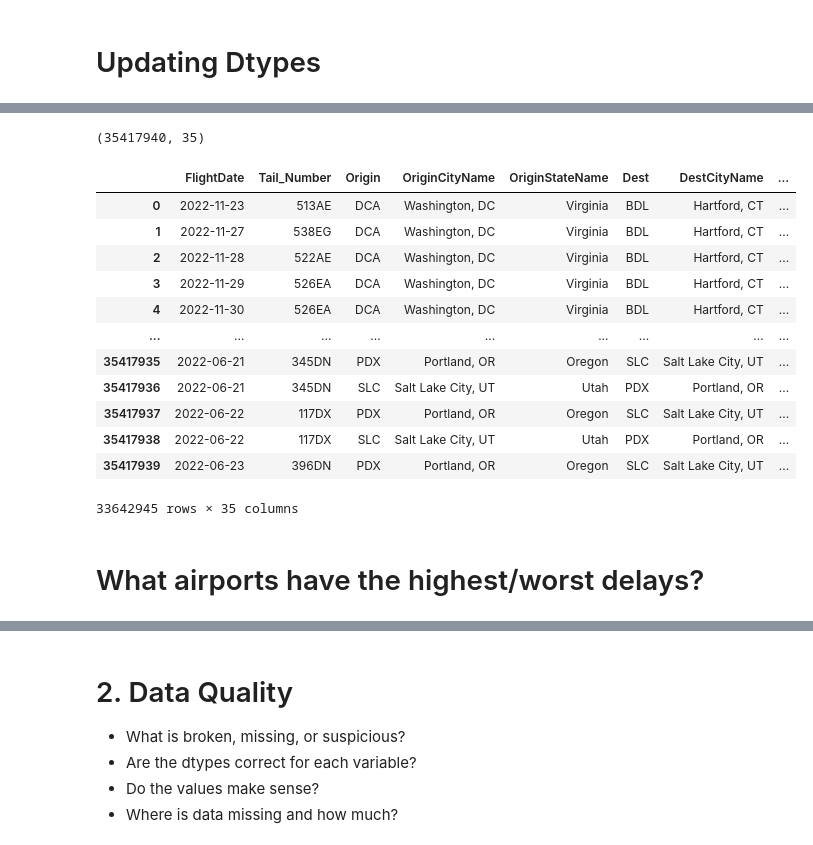
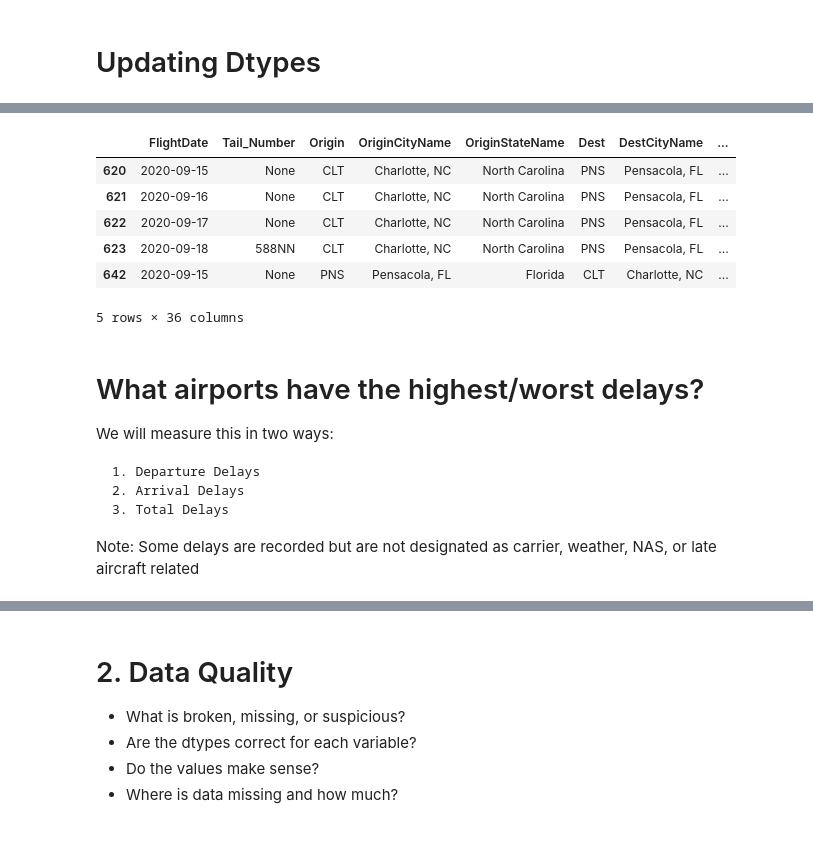
Before and after one commit to oubrando/eda-project, a Jupyter notebook: notebooks/Trace_Recon.ipynb, the cells around one changed output, grey strips where cells are left out. Drawn from its saved outputs; the diff is of its cells as text; code cells hidden in the pictures.

```diff
--- a/notebooks/Trace_Recon.ipynb
+++ b/notebooks/Trace_Recon.ipynb
@@ -364,26 +396,26 @@ df.columns.tolist()
-# %%
-df.shape
-# %% [output]
-(35417940, 35)
 # %%
 air_unique = df['Airline'].unique().tolist() #Show number of unique airlines in the main DF
 air_counts = df['Airline'].value_counts(dropna=False) #Count # of occurrences for each unique airline, including rows with NaN values. We will drop rows with NaN later
 air_show = df[df['Airline'].isna()].head(5) #Show first 5 rows of observations with NaN for airline
 df = df.dropna(subset=['Airline']) #Drop rows with now company airline. These are likely private carriers we want to exclude. Only looking to capture major airlines
+df_show_delay = df[df['DepDelay'].isna()].head(5)
+df_show_delay
 # %% [output]
 |  | FlightDate | Tail_Number | Origin | OriginCityName | OriginStateName | Dest | DestCityName | ... |
-| 0 | 2022-11-23 | 513AE | DCA | Washington, DC | Virginia | BDL | Hartford, CT | ... |
-| 1 | 2022-11-27 | 538EG | DCA | Washington, DC | Virginia | BDL | Hartford, CT | ... |
-| 2 | 2022-11-28 | 522AE | DCA | Washington, DC | Virginia | BDL | Hartford, CT | ... |
-| 3 | 2022-11-29 | 526EA | DCA | Washington, DC | Virginia | BDL | Hartford, CT | ... |
-| 4 | 2022-11-30 | 526EA | DCA | Washington, DC | Virginia | BDL | Hartford, CT | ... |
-| ... | ... | ... | ... | ... | ... | ... | ... | ... |
-| 35417935 | 2022-06-21 | 345DN | PDX | Portland, OR | Oregon | SLC | Salt Lake City, UT | ... |
-| 35417936 | 2022-06-21 | 345DN | SLC | Salt Lake City, UT | Utah | PDX | Portland, OR | ... |
-| 35417937 | 2022-06-22 | 117DX | PDX | Portland, OR | Oregon | SLC | Salt Lake City, UT | ... |
-| 35417938 | 2022-06-22 | 117DX | SLC | Salt Lake City, UT | Utah | PDX | Portland, OR | ... |
-| 35417939 | 2022-06-23 | 396DN | PDX | Portland, OR | Oregon | SLC | Salt Lake City, UT | ... |
+| 620 | 2020-09-15 | None | CLT | Charlotte, NC | North Carolina | PNS | Pensacola, FL | ... |
+| 621 | 2020-09-16 | None | CLT | Charlotte, NC | North Carolina | PNS | Pensacola, FL | ... |
+| 622 | 2020-09-17 | None | CLT | Charlotte, NC | North Carolina | PNS | Pensacola, FL | ... |
+| 623 | 2020-09-18 | 588NN | CLT | Charlotte, NC | North Carolina | PNS | Pensacola, FL | ... |
+| 642 | 2020-09-15 | None | PNS | Pensacola, FL | Florida | CLT | Charlotte, NC | ... |
-33642945 rows × 35 columns
+5 rows × 36 columns
 # %% [markdown]
 # What airports have the highest/worst delays?
+
+We will measure this in two ways:
+
+    1. Departure Delays
+    2. Arrival Delays
+    3. Total Delays
+
+Note: Some delays are recorded but are not designated as carrier, weather, NAS, or late aircraft related
 # %%
```
Also changed, not shown: parts of 26 cells of this notebook.
